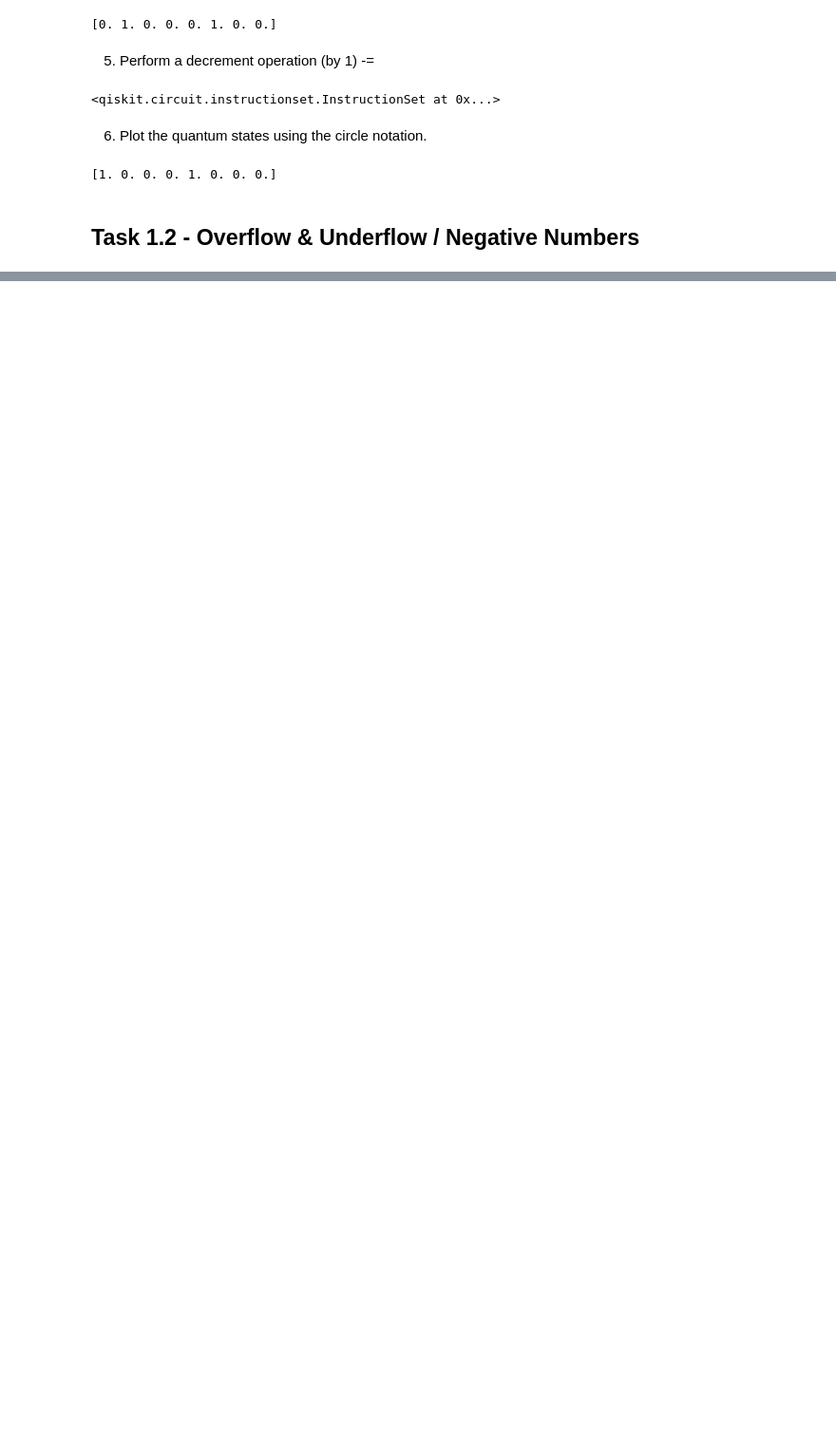
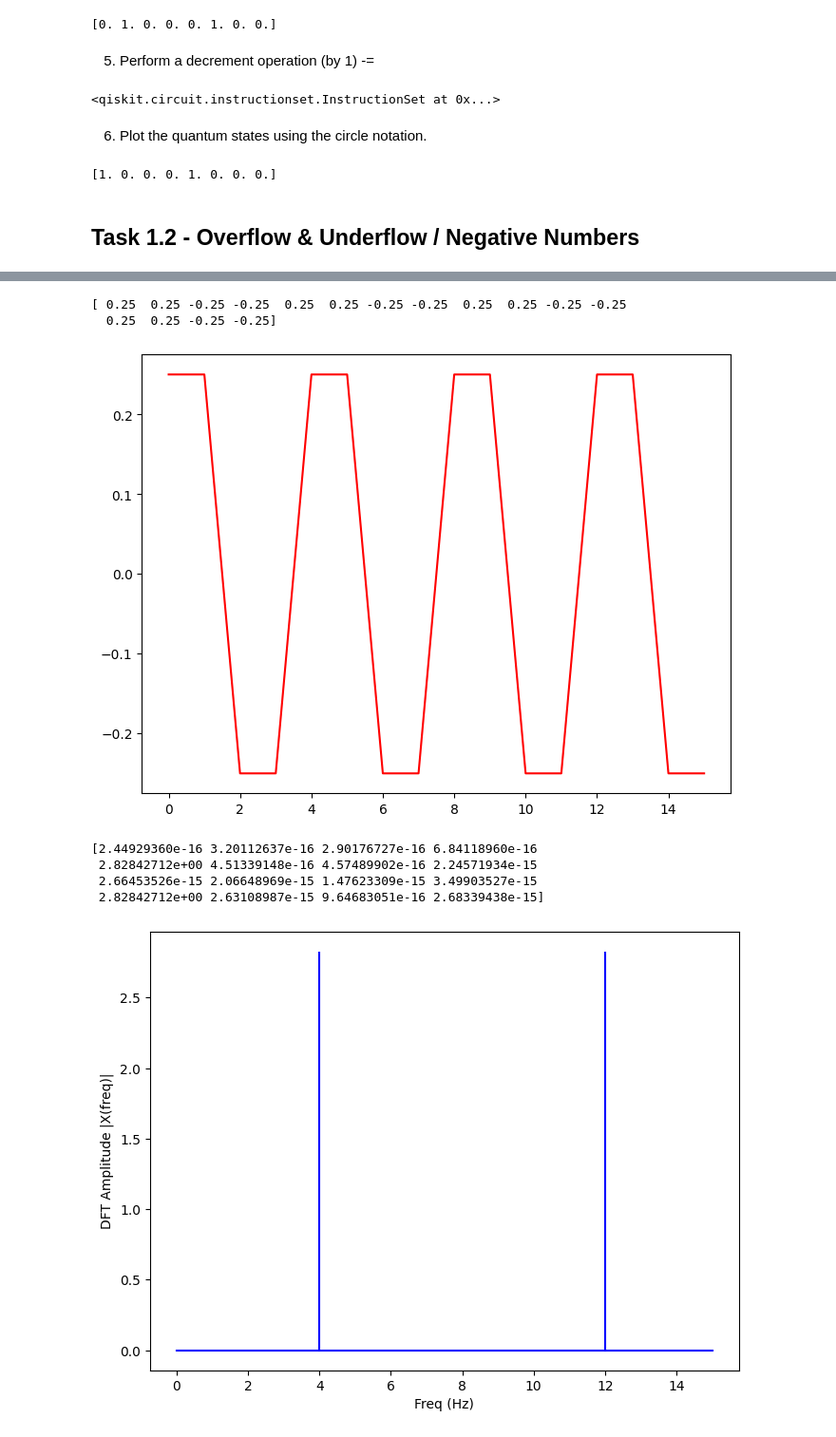
Before and after one commit to ScottMcHaffie/DD2367_Projects, a Jupyter notebook: DD2367_Assignment3.ipynb, the cells around one changed output, grey strips where cells are left out. Shown at 95% size. Drawn from its saved outputs; the diff is of its cells as text; code cells hidden in the pictures; blank space fills up the shorter version.

```diff
--- a/DD2367_Assignment3.ipynb
+++ b/DD2367_Assignment3.ipynb
@@ -98,0 +182,55 @@ print (np.real(qc_id_state))
+# %%
+def DFT(x):
+    """
+    Function to calculate the
+    discrete Fourier Transform
+    of a 1D real-valued signal x
+    """
+
+    N = len(x)
+    n = np.arange(N)
+    k = n.reshape((N, 1))
+    e = np.exp(-2j * np.pi * k * n / N)
+
+    X = np.dot(e, x)
+
+    return X
+
+# sampling rate
+sr = 16
+# sampling interval
+ts = 1.0/sr
+t = np.arange(0,1,ts)
+
+print (np.real(signal_sv))
+
+plt.figure(figsize = (8, 6))
+plt.plot(np.arange(16), np.real(signal_sv), 'r')
+plt.show()
+
+# print (np.arange(16))
+
+X = DFT(signal_sv)
+
+# calculate the frequency
+N = len(X)
+n = np.arange(N)
+T = N/sr
+freq = n/T
+
+print (abs(X))
+plt.figure(figsize = (8, 6))
+plt.stem(freq, abs(X), 'b', \
+         markerfmt=" ", basefmt="-b")
+plt.xlabel('Freq (Hz)')
+plt.ylabel('DFT Amplitude |X(freq)|')
+plt.show()
+# %% [output]
+[ 0.25  0.25 -0.25 -0.25  0.25  0.25 -0.25 -0.25  0.25  0.25 -0.25 -0.25
+  0.25  0.25 -0.25 -0.25]
+[figure, added]
+[2.44929360e-16 3.20112637e-16 2.90176727e-16 6.84118960e-16
+ 2.82842712e+00 4.51339148e-16 4.57489902e-16 2.24571934e-15
+ 2.66453526e-15 2.06648969e-15 1.47623309e-15 3.49903527e-15
+ 2.82842712e+00 2.63108987e-15 9.64683051e-16 2.68339438e-15]
+[figure, added]
```
Also changed, not shown: parts of 7 cells of this notebook.
